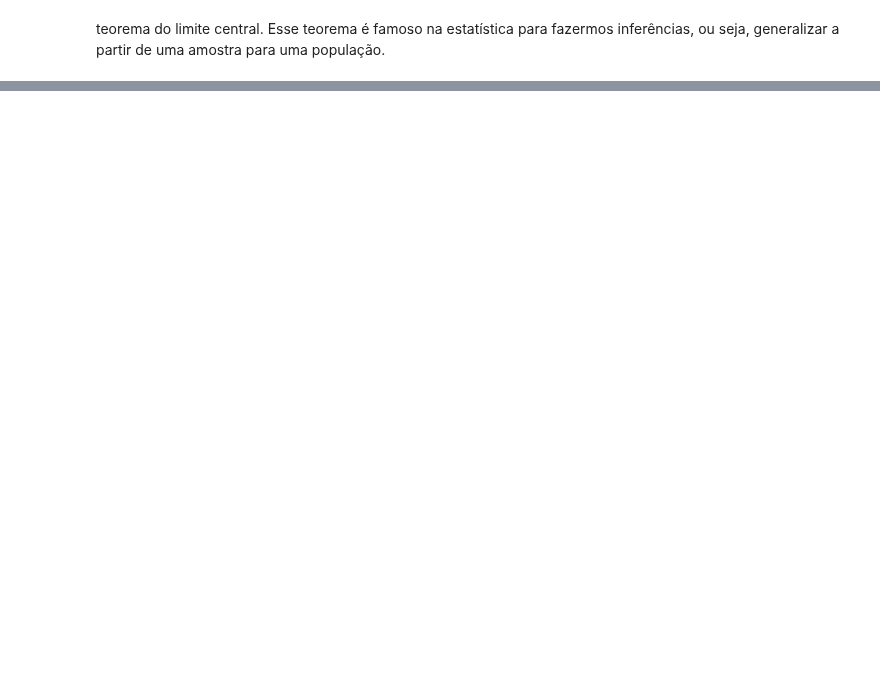
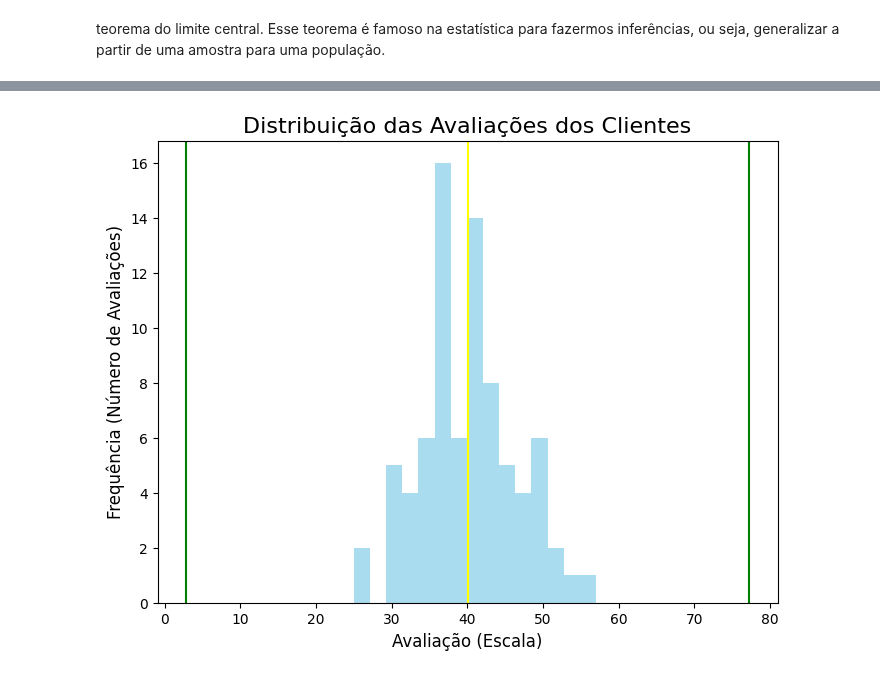
Before and after one commit to annaklaracss/data_science-, a Jupyter notebook: Data_Science_testando_hipóteses.ipynb, the cells around one changed output, grey strips where cells are left out. Cells and saved outputs as stored; diff of their text form; code cells hidden in the pictures; blank space fills up the shorter version.

```diff
--- a/Data_Science_testando_hipóteses.ipynb
+++ b/Data_Science_testando_hipóteses.ipynb
@@ -225,0 +255,5 @@ dtype: float64
+# %%
+import pandas as pd
+
+# Conjunto de dados TechTaste
+df_techtaste = pd.DataFrame({'avaliacoes': [38, 44, 33, 42, 47, 33, 36, 39, 42, 36, 39, 34, 42, 42, 36, 43, 31, 35, 36, 41, 42, 30, 25, 38, 47, 36, 32, 45, 44, 45, 37, 48, 37, 36, 44, 49, 31, 45, 45, 40, 36, 50, 38, 34, 36, 42, 46, 49, 36, 34, 38, 31, 53, 40, 57, 40, 36, 42, 26, 50, 32, 43, 35, 37, 42, 30, 36, 43, 40, 43, 44, 52, 37, 51, 35, 47, 40, 50, 37, 49]})
@@ -225,0 +275,4 @@ dtype: float64
+# %%
+#calculando a media
+media = df_techtaste['avaliacoes'].mean()
+print(media)
@@ -225,0 +297,2 @@ dtype: float64
+# %%
+avaliacoes = np.array(df_techtaste)
@@ -225,0 +312,15 @@ dtype: float64
+# %%
+# Visualizando a distribuição das avaliações dos clientes.
+
+plt.subplots(figsize=(8, 6))
+plt.hist(avaliacoes, bins= 15, alpha=0.7, color='skyblue')
+plt.title('Distribuição das Avaliações dos Clientes', fontsize=16)
+plt.xlabel('Avaliação (Escala)', fontsize=12)
+plt.ylabel('Frequência (Número de Avaliações)', fontsize=12)
+plt.axvline(media, color = "yellow")#colocando a linha (media) no grafico
+plt.axvline(media + 0.1*EP , color = "green")#colocando a linha (erro padrao) no grafico
+plt.axvline(media - 0.1*EP , color = "green")#colocando a linha (erro padrao) no grafico
+
+plt.show()
+# %% [output]
+[figure, added]
```
Also changed, not shown: parts of 27 cells of this notebook.
